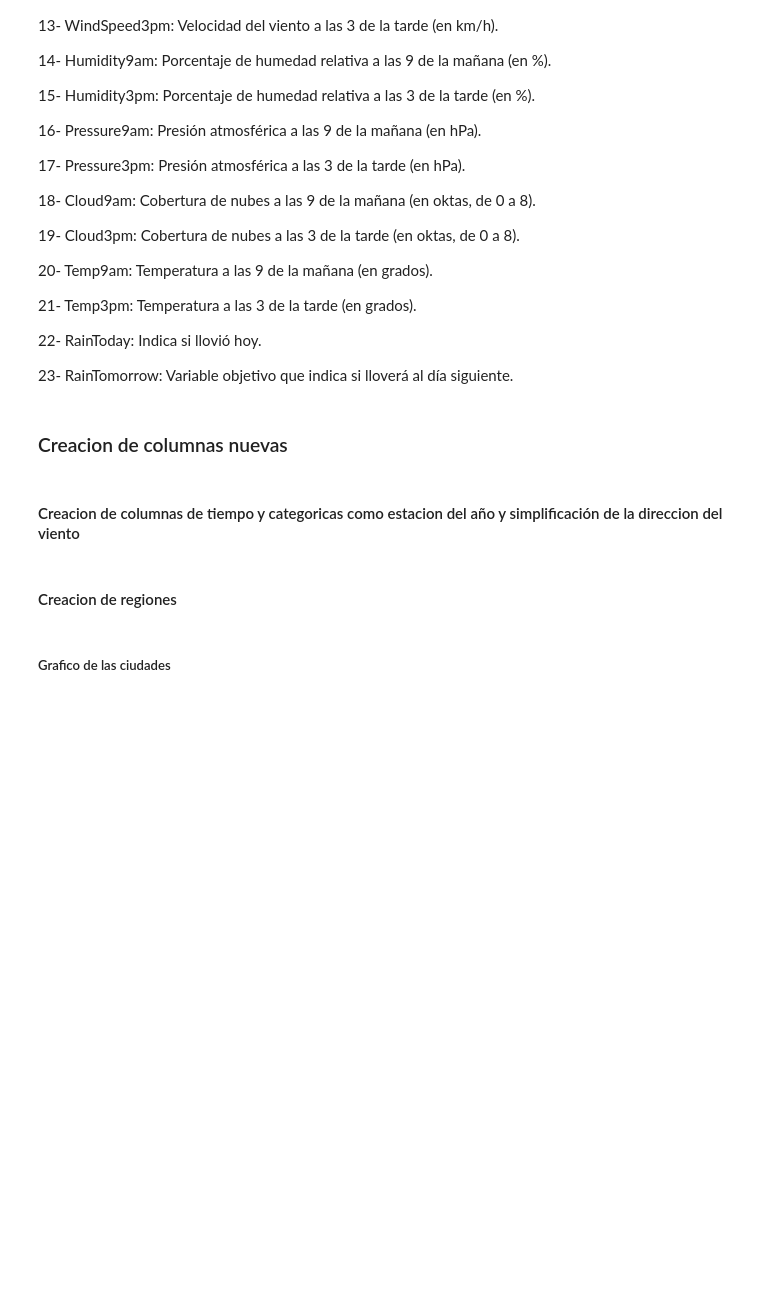
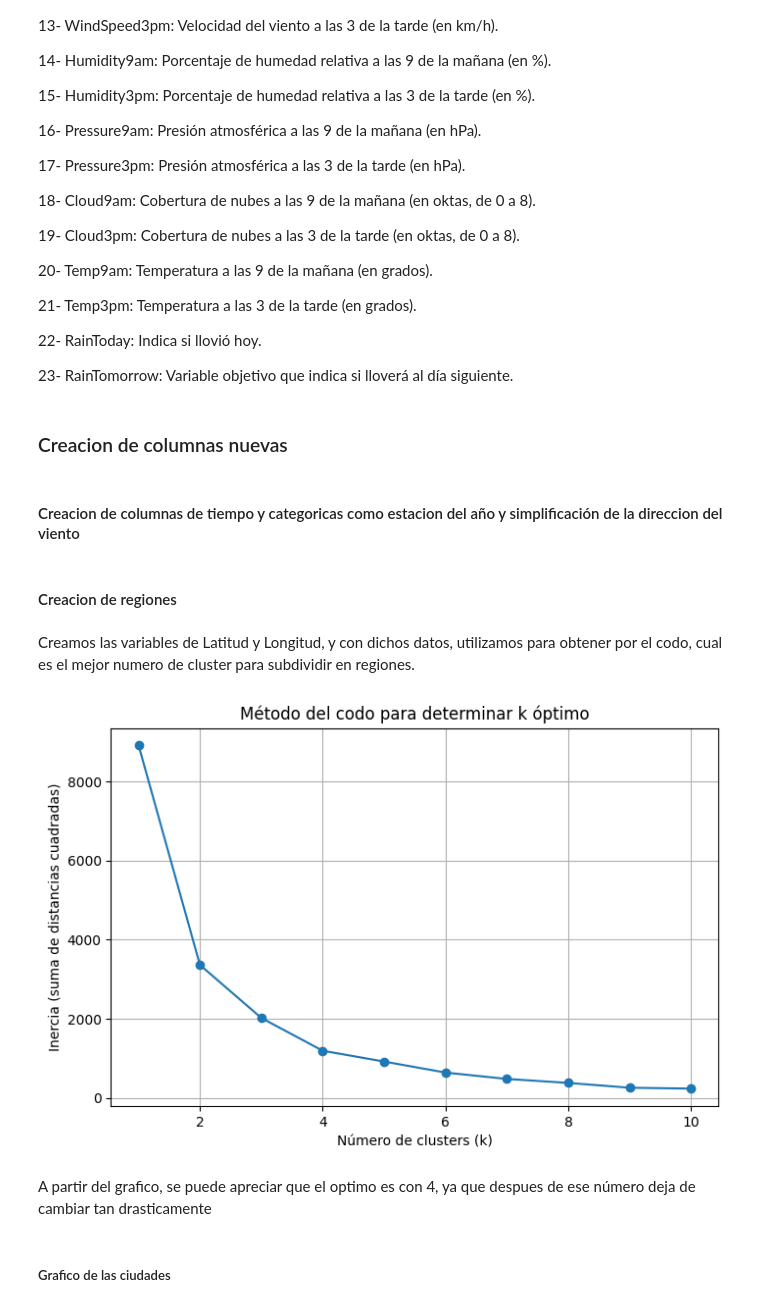
Before and after one commit to MariaCeli/AA1-TUIA-Celi-Grimaldi-Porcelli, a Jupyter notebook: TP-clasificacion-AA1.ipynb, the cells around one changed output. Drawn from its saved outputs; the diff is of its cells as text; code cells hidden in the pictures; blank space fills up the shorter version.

Commit message:
Automatizar regiones  + estandarización y creacion de dummy

```diff
--- a/TP-clasificacion-AA1.ipynb
+++ b/TP-clasificacion-AA1.ipynb
@@ -156,3 +205,26 @@ pronostico['Tipo_lluvia'] = pronostico['Rainfall'].apply(categorizar_rainfall) #
+# %% [markdown]
+Creamos las variables de Latitud y Longitud, y con dichos datos, utilizamos para obtener por el codo, cual es el mejor numero de cluster para subdividir en regiones.
+# %%
+inertias = []
+k_values = range(1, 11)
+
+for k in k_values:
+    kmeans = KMeans(n_clusters=k, random_state=0)
+    kmeans.fit(ciudades[['latitud', 'longitud']])
+    inertias.append(kmeans.inertia_)
+
+# Graficar el resultado
+plt.figure(figsize=(8,5))
+plt.plot(k_values, inertias, marker='o')
+plt.xlabel('Número de clusters (k)')
+plt.ylabel('Inercia (suma de distancias cuadradas)')
+plt.title('Método del codo para determinar k óptimo')
+plt.grid(True)
+plt.show()
+# %% [output]
+[figure, added]
+# %% [markdown]
+A partir del grafico, se puede apreciar que el optimo es con 4, ya que despues de ese número deja de cambiar tan drasticamente
 # %% [markdown]
 ##### Grafico de las ciudades
 # %%
```
Also changed, not shown: parts of 14 cells of this notebook.
